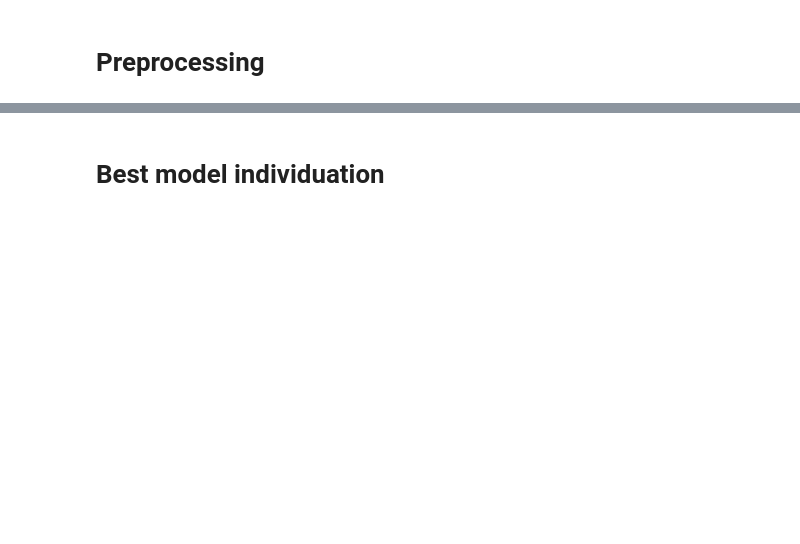
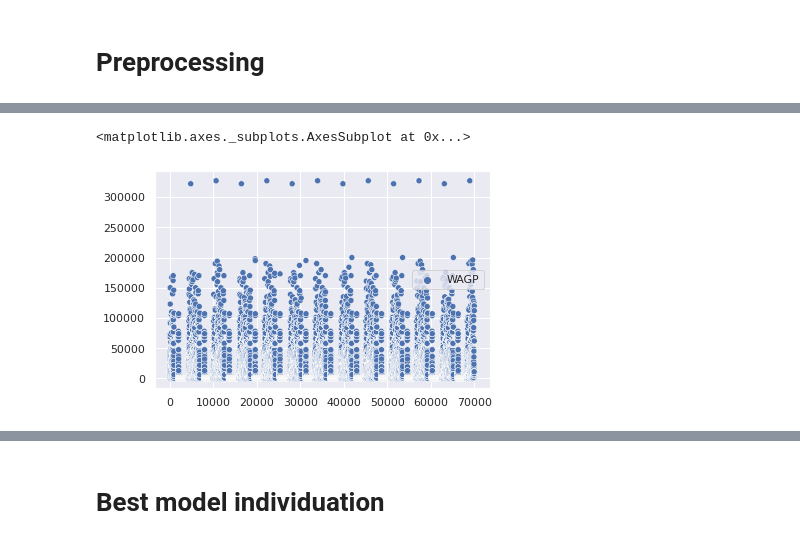
Before and after one commit to davidegavio/amd-sm2l-project, a Jupyter notebook: amd_sm2l_project_notebook.ipynb, the cells around one changed output, grey strips where cells are left out. Cells and saved outputs as stored; diff of their text form; code cells hidden in the pictures; blank space fills up the shorter version.

```diff
--- a/amd_sm2l_project_notebook.ipynb
+++ b/amd_sm2l_project_notebook.ipynb
@@ -215,0 +218,7 @@ Wall time: 1min 24s
+# %%
+sn.set_theme(style="darkgrid")
+# sn.displot(data=df.select(label_to_predict).toPandas(), kde=True)
+sn.scatterplot(data=df.select(label_to_predict).toPandas())
+# %% [output]
+<matplotlib.axes._subplots.AxesSubplot at 0x...>
+[figure, added]
```
Also changed, not shown: parts of 31 cells of this notebook.
